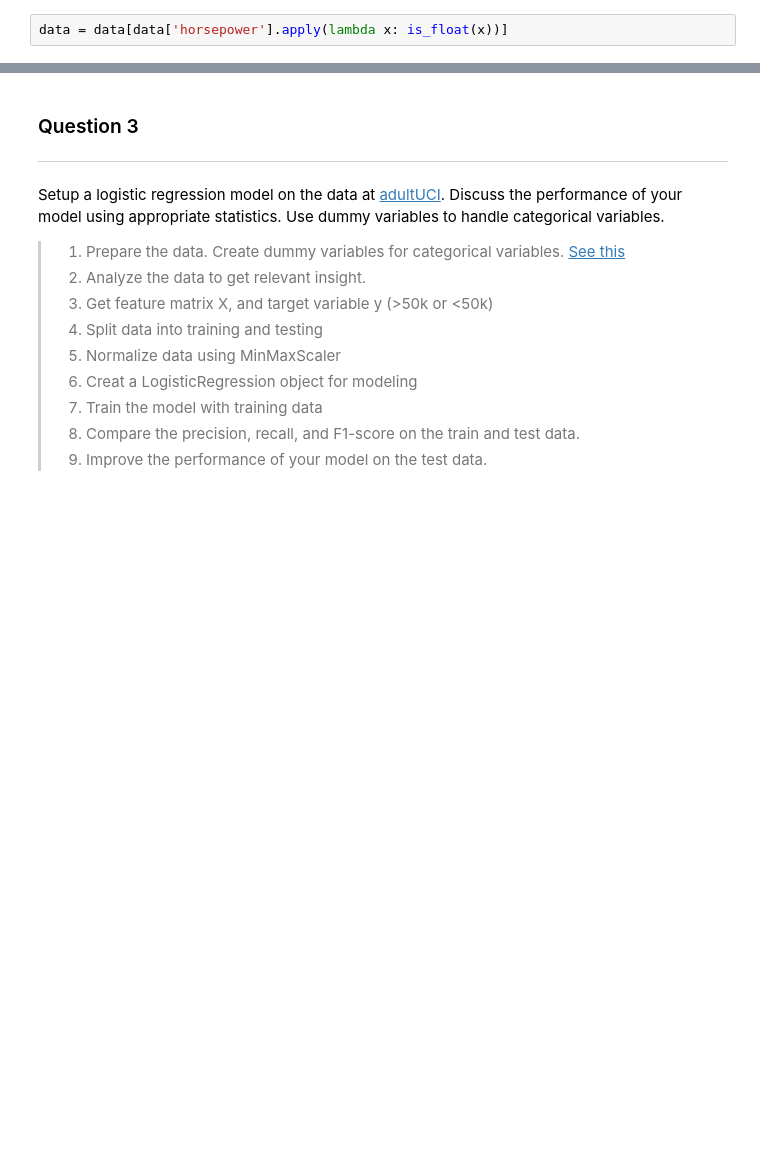
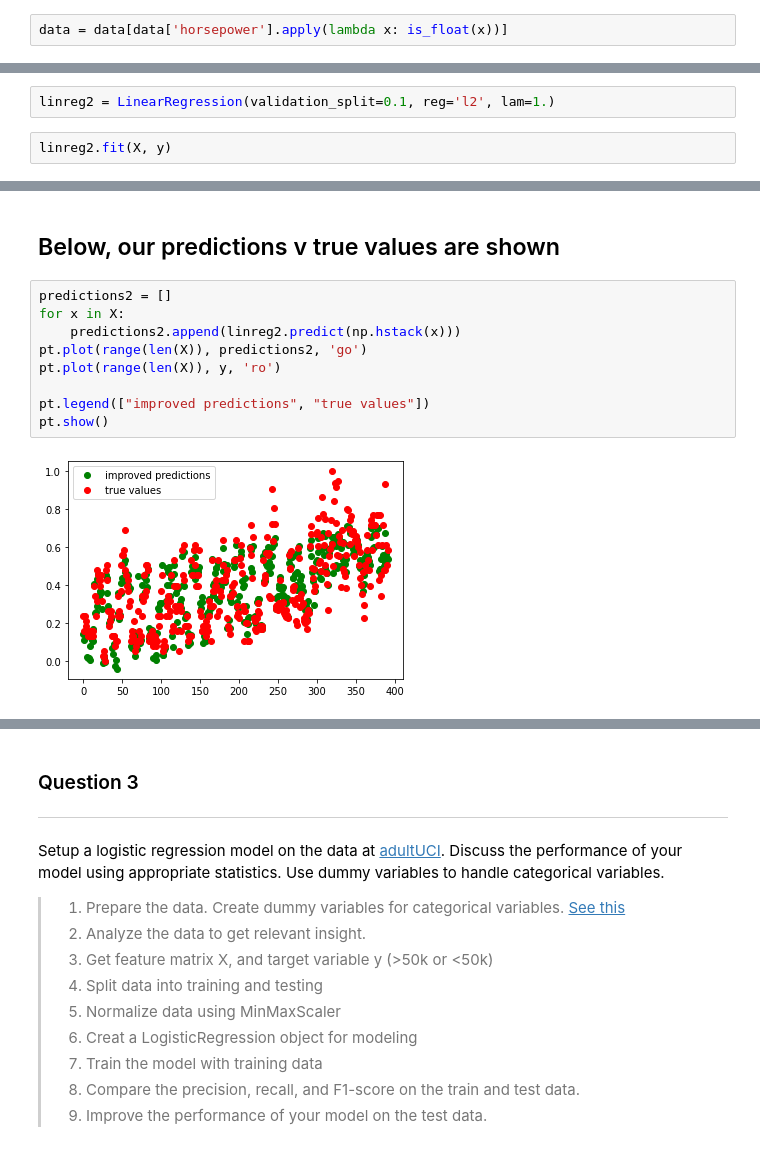
Before and after one commit to mycicle/ma544, a Jupyter notebook: assignments/PA-4/MA544_S21_PA4.ipynb, the cells around one changed output, grey strips where cells are left out. Saved outputs shown, nothing was run; the diff lists cells and outputs as text; blank space fills up the shorter version.

```diff
--- a/assignments/PA-4/MA544_S21_PA4.ipynb
+++ b/assignments/PA-4/MA544_S21_PA4.ipynb
@@ -332,0 +344,4 @@ pt.show()
+# %%
+linreg2 = LinearRegression(validation_split=0.1, reg='l2', lam=1.)
+# %%
+linreg2.fit(X, y)
@@ -332,0 +358,13 @@ pt.show()
+# %% [markdown]
+## Below, our predictions v true values are shown
+# %%
+predictions2 = []
+for x in X:
+    predictions2.append(linreg2.predict(np.hstack(x)))
+pt.plot(range(len(X)), predictions2, 'go')
+pt.plot(range(len(X)), y, 'ro')
+
+pt.legend(["improved predictions", "true values"])
+pt.show()
+# %% [output]
+[figure, added]
```
Also changed, not shown: parts of 53 cells of this notebook.
